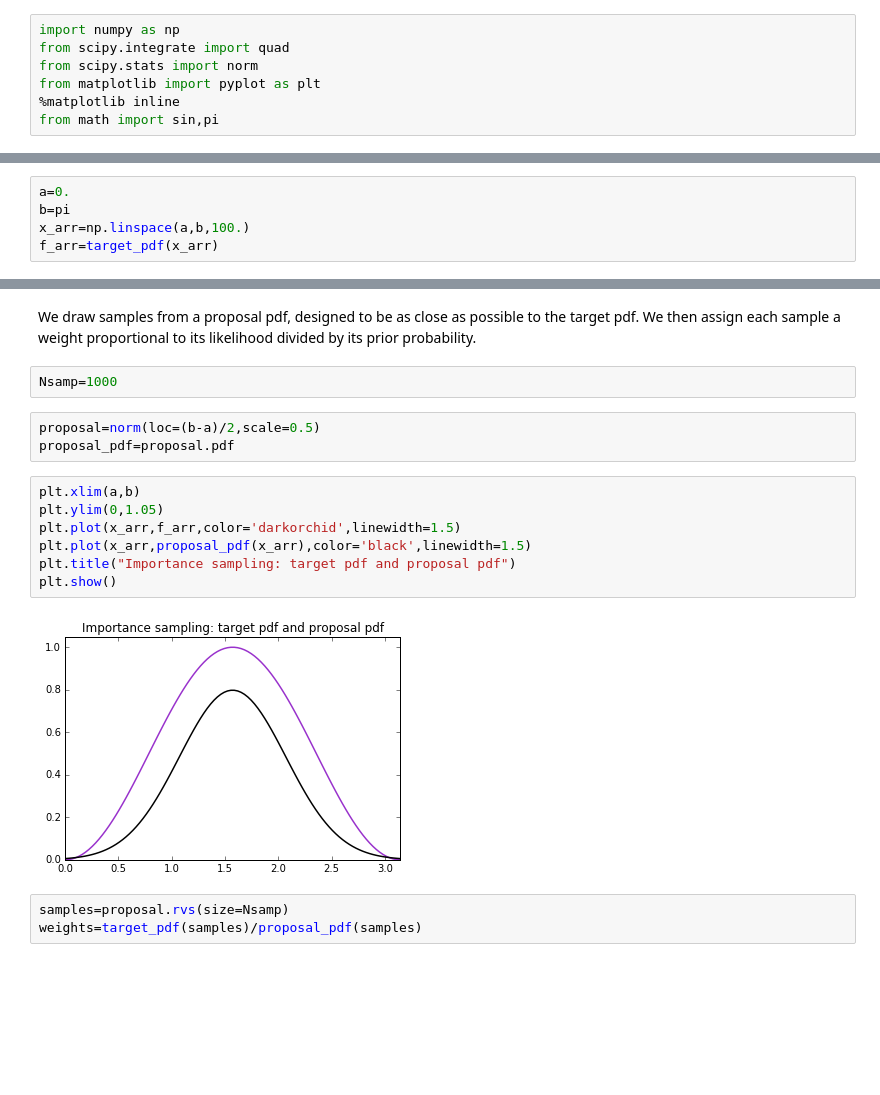
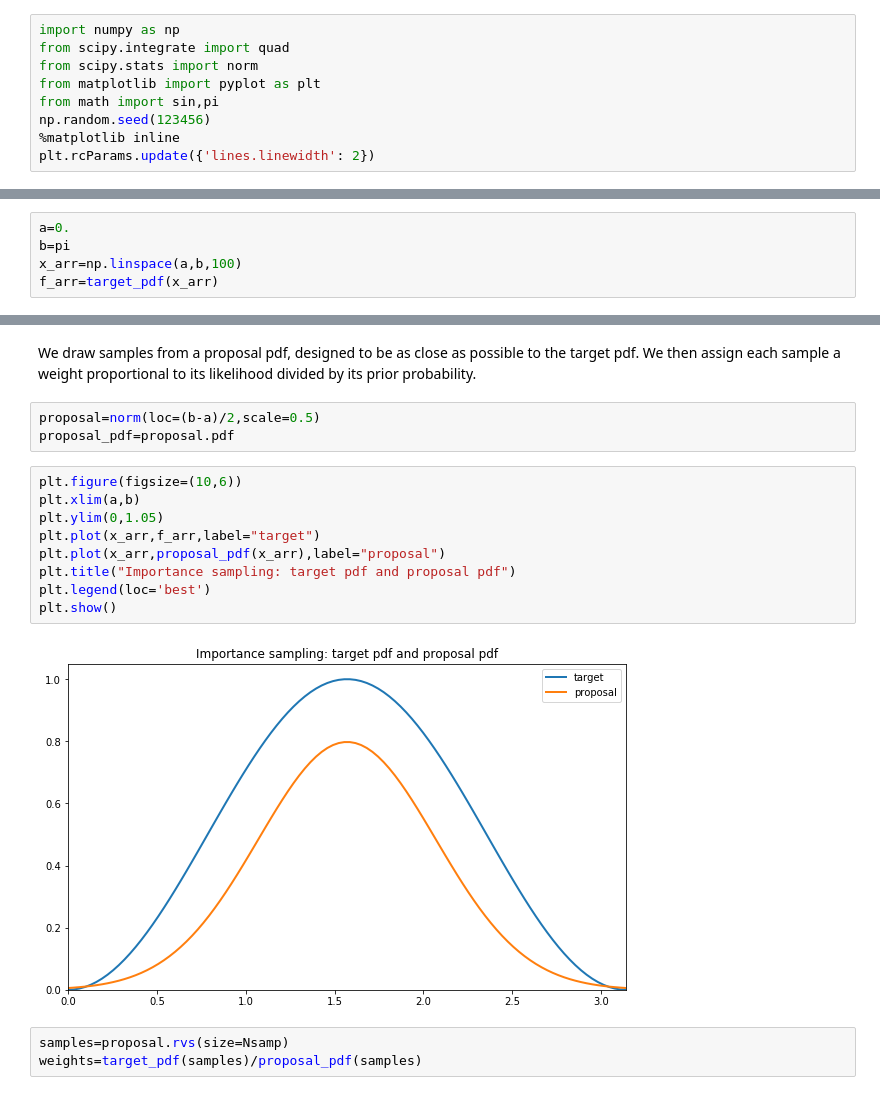
Before and after one commit to florent-leclercq/Bayes_InfoTheory, a Jupyter notebook: Sampling_Importance_Rejection.ipynb, the cells around one changed output, grey strips where cells are left out. Saved outputs shown, nothing was run; the diff lists cells and outputs as text; blank space fills up the shorter version.

```diff
--- a/Sampling_Importance_Rejection.ipynb
+++ b/Sampling_Importance_Rejection.ipynb
@@ -9,5 +9,7 @@ import numpy as np
 from scipy.integrate import quad
 from scipy.stats import norm
 from matplotlib import pyplot as plt
+from math import sin,pi
+np.random.seed(123456)
 %matplotlib inline
-from math import sin,pi
+plt.rcParams.update({'lines.linewidth': 2})
@@ -20,6 +24,6 @@ target_pdf=np.vectorize(target_pdf)
 # %%
 a=0.
 b=pi
-x_arr=np.linspace(a,b,100.)
+x_arr=np.linspace(a,b,100)
 f_arr=target_pdf(x_arr)
 # %%
@@ -64,20 +67,20 @@ StandardMonteCarloI
 ## Importance sampling
 # %% [markdown]
 We draw samples from a proposal pdf, designed to be as close as possible to the target pdf. We then assign each sample a weight proportional to its likelihood divided by its prior probability.
-# %%
-Nsamp=1000
 # %%
 proposal=norm(loc=(b-a)/2,scale=0.5)
 proposal_pdf=proposal.pdf
 # %%
+plt.figure(figsize=(10,6))
 plt.xlim(a,b)
 plt.ylim(0,1.05)
-plt.plot(x_arr,f_arr,color='darkorchid',linewidth=1.5)
-plt.plot(x_arr,proposal_pdf(x_arr),color='black',linewidth=1.5)
+plt.plot(x_arr,f_arr,label="target")
+plt.plot(x_arr,proposal_pdf(x_arr),label="proposal")
 plt.title("Importance sampling: target pdf and proposal pdf")
+plt.legend(loc='best')
 plt.show()
 # %% [output]
-[figure, old version]
+[figure, new version]
 # %%
 samples=proposal.rvs(size=Nsamp)
 weights=target_pdf(samples)/proposal_pdf(samples)
```
Also changed, not shown: parts of 17 cells of this notebook.
